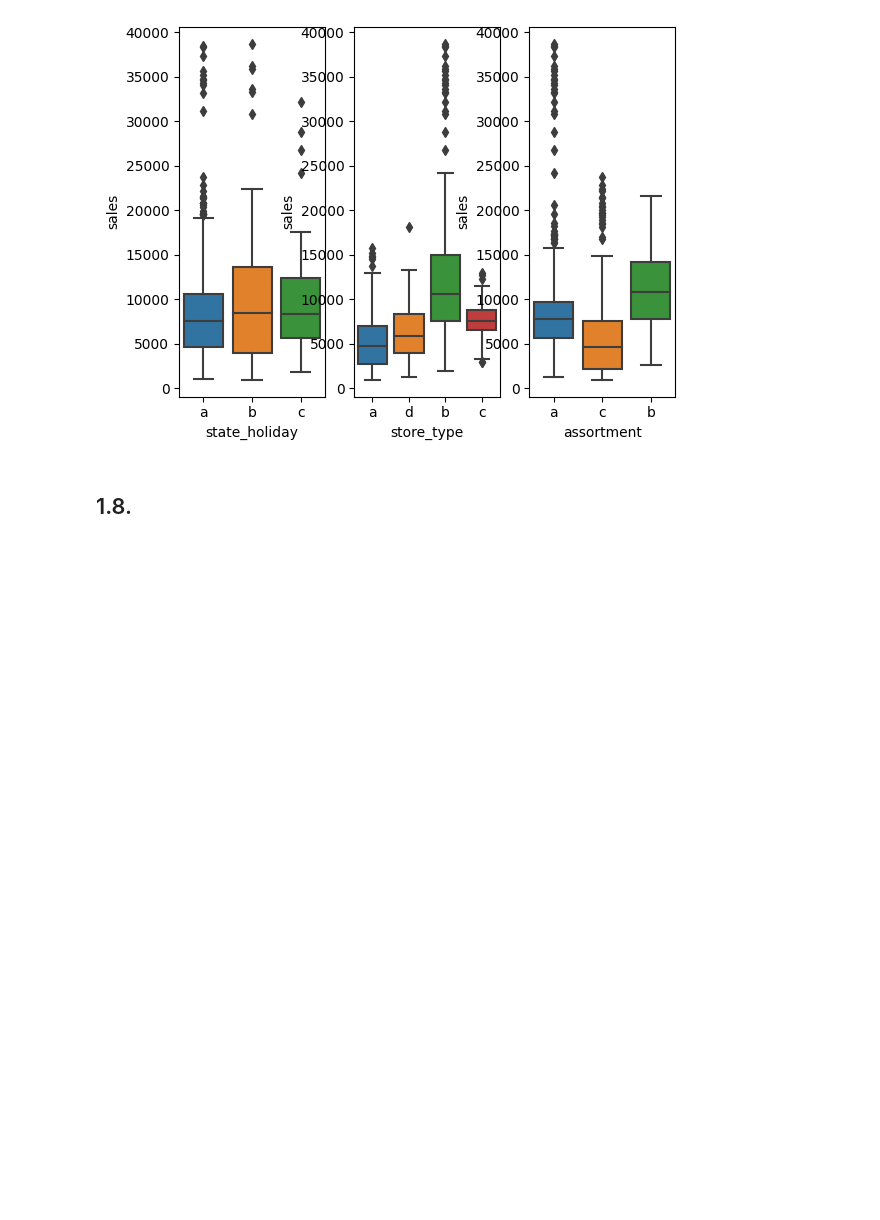
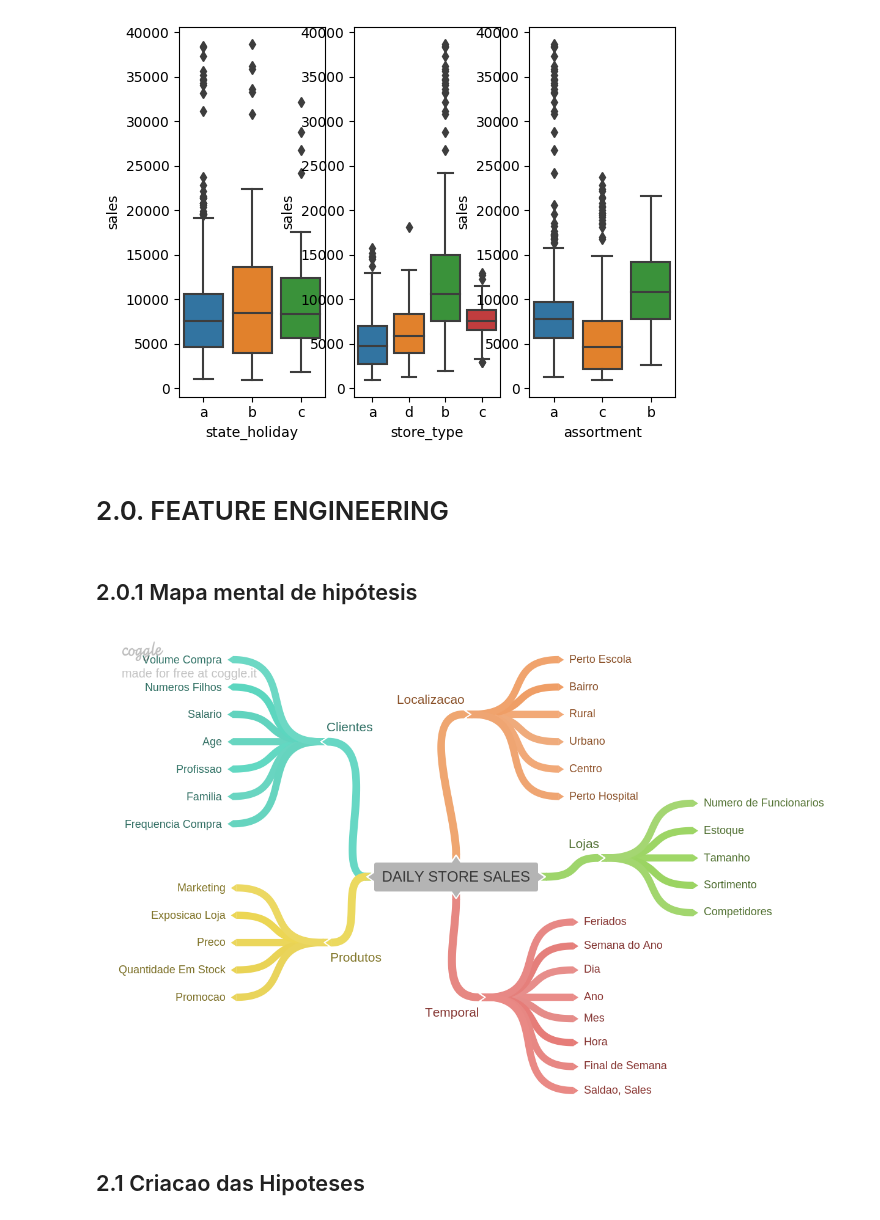
Before and after one commit to glopesds1/dsemproducao, a Jupyter notebook: m03_v01_store_sales_prediction.ipynb, the cells around one changed output. Cells and saved outputs as stored; diff of their text form; code cells hidden in the pictures; blank space fills up the shorter version.

Commit message:
finished feature engineering

```diff
--- a/m03_v01_store_sales_prediction.ipynb
+++ b/m03_v01_store_sales_prediction.ipynb
@@ -192,5 +232,5 @@ sns.boxplot( x='assortment', y='sales', data=aux1)
 # %% [output]
 <Axes: xlabel='assortment', ylabel='sales'>
 [figure]
-# %% [markdown]
-## 1.8.
+# %% [markdown]
+# 2.0. FEATURE ENGINEERING
@@ -196,0 +239,8 @@ sns.boxplot( x='assortment', y='sales', data=aux1)
+# %% [markdown]
+## 2.0.1 Mapa mental de hipótesis
+# %%
+Image('img/MindMapHypothesis.png')
+# %% [output]
+[figure, added]
+# %% [markdown]
+## 2.1 Criacao das Hipoteses
```
Also changed, not shown: parts of 23 cells of this notebook.
